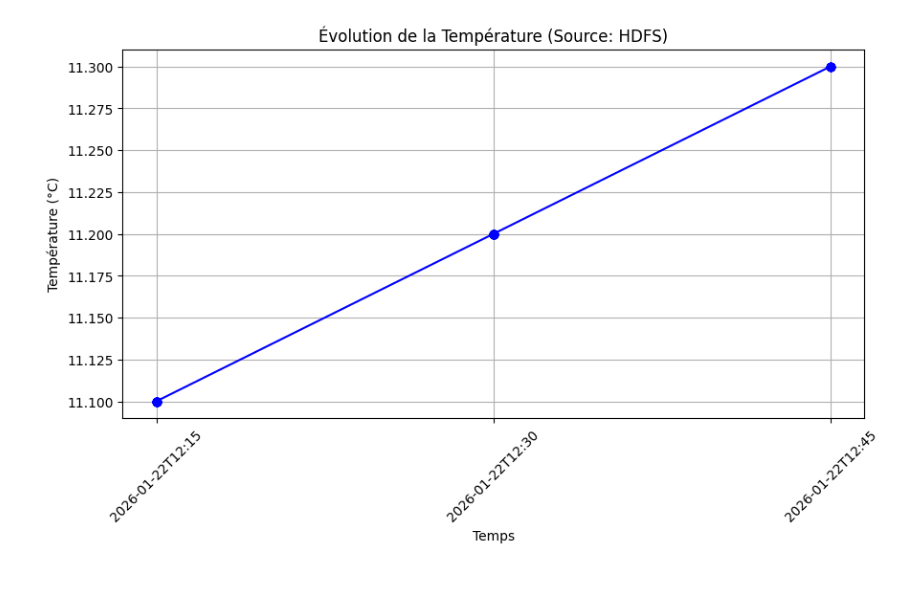
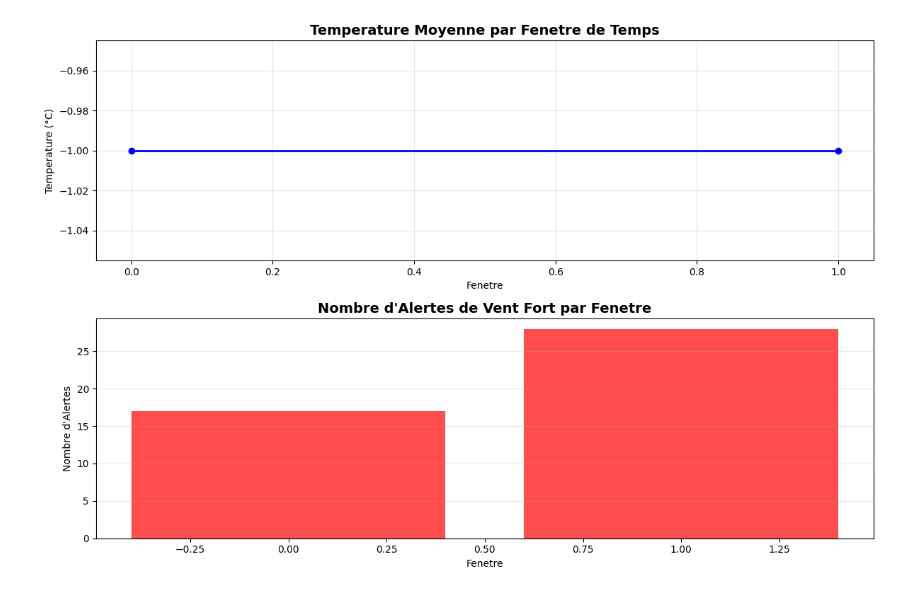
Before and after one commit to bms-awadi/DockerComposeBigData, a Jupyter notebook: notebooks/visualise.ipynb, the cells around one changed output. Cells and saved outputs as stored; diff of their text form; code cells hidden in the pictures.

```diff
--- a/notebooks/visualise.ipynb
+++ b/notebooks/visualise.ipynb
@@ -20,28 +21,66 @@ Successfully installed pandas-3.0.0
 # %%
-from pyspark.sql import SparkSession
+import pandas as pd
+from hdfs import InsecureClient
+import matplotlib.pyplot as plt
+from io import StringIO
 
-# Création de la session avec le connecteur Kafka intégré
-spark = SparkSession.builder \
-    .appName("WeatherVisualizer") \
-    .config("spark.jars.packages", "org.apache.spark:spark-sql-kafka-0-10_2.12:3.5.0") \
-    .config("spark.hadoop.fs.defaultFS", "hdfs://namenode:9000") \
-    .getOrCreate()
+# Configuration HDFS
+hdfs_url = "http://namenode:9870"
+hdfs_path = "/user/jovyan/weather/aggregated_data.csv"
 
-print("Session Spark prête et connectée à HDFS !")
+# Créer le client HDFS
+client = InsecureClient(hdfs_url, user='jovyan')
 
-# Lecture de TOUS les fichiers JSON présents dans le dossier HDFS
-df = spark.read.json("hdfs://namenode:9000/user/jovyan/weather_data/part-*.json")
+# Lire le fichier CSV depuis HDFS
+try:
+    with client.read(hdfs_path, encoding='utf-8') as reader:
+        csv_content = reader.read()
 
-# Conversion en Pandas pour le graphique
-pdf = df.select("time", "temperature").orderBy("time").toPandas()
+    # Convertir en DataFrame pandas
+    df = pd.read_csv(StringIO(csv_content))
 
-# Création du graphique
-plt.figure(figsize=(10,5))
-plt.plot(pdf['time'], pdf['temperature'], marker='o', linestyle='-', color='b')
-plt.xticks(rotation=45)
-plt.title("Évolution de la Température (Source: HDFS)")
-plt.xlabel("Temps")
-plt.ylabel("Température (°C)")
-plt.grid()
-plt.show()
+    print("Donnees chargees depuis HDFS avec succes!")
+    print(f"\nNombre de lignes: {len(df)}")
+    print(f"\nColonnes: {list(df.columns)}")
+    print("\n" + "="*60)
+    print("Apercu des donnees:")
+    print("="*60)
+    print(df)
+
+    # Statistiques descriptives
+    print("\n" + "="*60)
+    print("Statistiques descriptives:")
+    print("="*60)
+    print(df.describe())
+
+    # Visualisations
+    fig, axes = plt.subplots(2, 1, figsize=(12, 8))
+
+    # Graphique 1: Temperature moyenne par fenetre
+    axes[0].plot(range(len(df)), df['avg_temp_c'], marker='o', color='blue', linewidth=2)
+    axes[0].set_title('Temperature Moyenne par Fenetre de Temps', fontsize=14, fontweight='bold')
+    axes[0].set_xlabel('Fenetre')
+    axes[0].set_ylabel('Temperature (°C)')
+    axes[0].grid(True, alpha=0.3)
+
+    # Graphique 2: Nombre d'alertes par fenetre
+    axes[1].bar(range(len(df)), df['alert_count'], color='red', alpha=0.7)
+    axes[1].set_title('Nombre d\'Alertes de Vent Fort par Fenetre', fontsize=14, fontweight='bold')
+    axes[1].set_xlabel('Fenetre')
+    axes[1].set_ylabel('Nombre d\'Alertes')
+    axes[1].grid(True, alpha=0.3, axis='y')
+
+    plt.tight_layout()
+    plt.show()
+
+    # Afficher les fenetres temporelles si disponibles
+    if 'window' in df.columns:
+        print("\n" + "="*60)
+        print("Fenetres temporelles:")
+        print("="*60)
+        for idx, row in df.iterrows():
+            print(f"Fenetre {idx+1}: {row['window']}")
+
+except Exception as e:
+    print(f"Erreur lors de la lecture des donnees HDFS: {e}")
 # %% [output]
@@ -49 +104 @@ Session Spark prête et connectée à HDFS !
-[figure, old version]
+[figure, new version]
```
Also changed, not shown: parts of 2 cells of this notebook, 9 other files.
